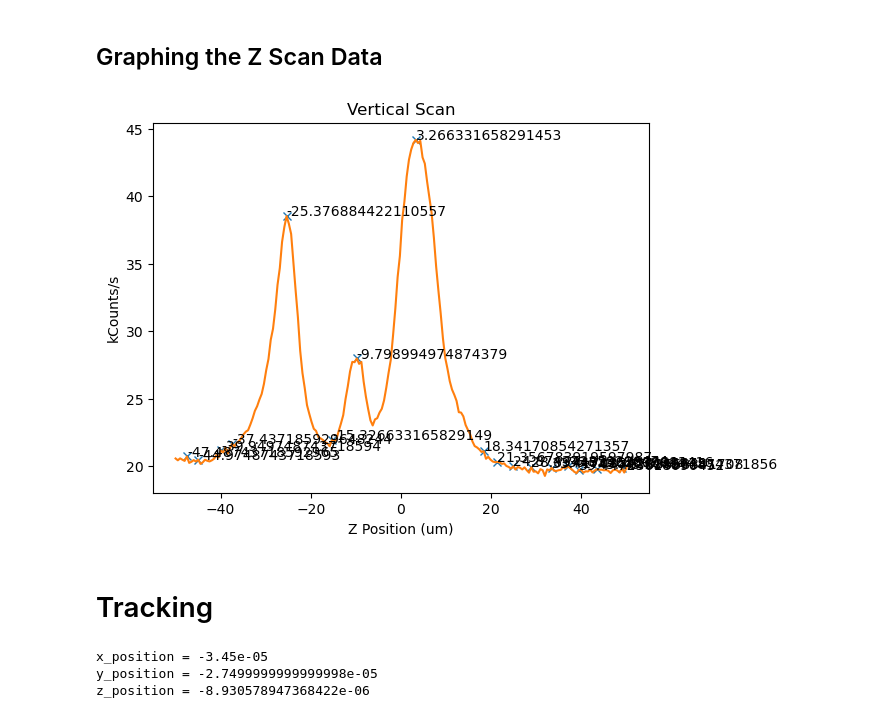
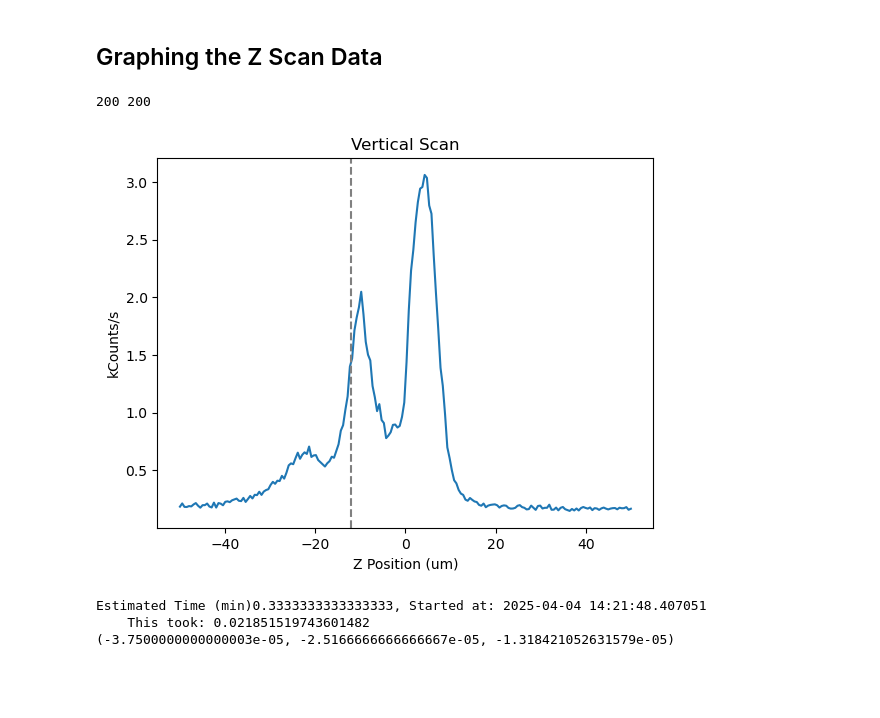
Before and after one commit to ACBJayichLab/NV_ABJ, a Jupyter notebook: Experimental Interfaces Testing/interfaceing_experiment.ipynb, the cells around one changed output. Drawn from its saved outputs; the diff is of its cells as text; code cells hidden in the pictures; blank space fills up the shorter version.

Commit message:
working on confocal scans

```diff
--- a/Experimental Interfaces Testing/interfaceing_experiment.ipynb
+++ b/Experimental Interfaces Testing/interfaceing_experiment.ipynb
@@ -239,21 +286,20 @@ sequence_generator.update_devices([microwave_switch,apd_trigger,aom_trigger])
 # %%
 dwell_time_s = 10e-3
 
-x_position = -3.45e-05
-y_position = -2.7499999999999998e-05
-z_position = -8.930578947368422e-06
+z_position = -1.318421052631579e-05
+x_position = -3.7500000000000003e-05
+y_position = -2.5166666666666667e-05
+num_points = 50
 
-span = 7e-6
-num_points = 25
-
-if True:
-    x_positions = np.linspace(x_position-span/2,x_position+span/2,num_points)
-    y_positions = np.linspace(y_position-span/2,y_position+span/2,num_points)
-else:
+if False:
     x_positions = np.linspace(-50e-6,50e-6,num_points)
     y_positions = np.linspace(-50e-6,50e-6,num_points)
+else:
+    span = 5e-6
+    x_positions = np.linspace(x_position - span/2,x_position+ span/2,num_points)
+    y_positions = np.linspace(y_position - span/2,y_position+ span/2,num_points)
 
-print(f"Time Estimate (min): {2*dwell_time_s*len(x_positions)*len(y_positions)/60}, Started at: {datetime.fromtimestamp(start_time:=time.time())}")
+print(f"Time Estimate (min): {2*dwell_time_s*len(x_positions)*len(y_positions)/60}, Started at: {datetime.datetime.fromtimestamp(start_time:=time.time())}")
 xy_counts,x_positions,y_positions = confocal.xy_scan(dwell_time_s,x_positions,y_positions,z_position)
 print(f"    This took: {(time.time()-start_time)/60}")
 # %% [output]
@@ -299,35 +340,23 @@ Estimated Time (min)0.3333333333333333, Started at: 2025-04-01 16:07:12.729592
 # %% [markdown]
 ## Graphing the Z Scan Data
 # %%
-from scipy.signal import find_peaks
+print(len(z_positions),len(photon_counts))
 
-peaks, _ = find_peaks(photon_counts, distance=5)
-
-fig, ax = plt.subplots()
-
-plt.plot(z_positions[peaks]*1e6, photon_counts[peaks]/1000, 'x')
-
-for ind in peaks:
-    ax.annotate(z_positions[ind]*1e6, (z_positions[ind]*1e6, photon_counts[ind]/1000))
-
-ax.plot(z_positions*1e6,photon_counts/1000)
+plt.plot(z_positions*1e6,photon_counts/1000)
+plt.axvline(x=-12, linestyle = "--", color='grey', label='axvline - full height')
 plt.title("Vertical Scan")
 plt.xlabel("Z Position (um)")
 plt.ylabel("kCounts/s")
 plt.show()
 # %% [output]
+200 200
-[figure, old version]
+[figure, new version]
-# %% [markdown]
-# Tracking
-# %%
-z_position = -9.799e-6
-x_position = -34e-6
-y_position =  -27e-6
-
-x_pos,y_pos,z_pos = confocal.tracking(x_position,y_position,z_position)
-
-print(f"x_position = {x_pos}\ny_position = {y_pos}\nz_position = {z_pos}\n")
-# %% [output]
-x_position = -3.45e-05
-y_position = -2.7499999999999998e-05
-z_position = -8.930578947368422e-06
+# %%
+print(f"Estimated Time (min){2*dwell_time_s*len(z_positions)/60}, Started at: {datetime.datetime.fromtimestamp(start_time:=time.time())}")
+data = confocal.tracking(x_position,y_position,z_position)
+print(f"    This took: {(time.time()-start_time)/60}")
+print(data)
+# %% [output]
+Estimated Time (min)0.3333333333333333, Started at: 2025-04-04 14:21:48.407051
+    This took: 0.021851519743601482
+(-3.7500000000000003e-05, -2.5166666666666667e-05, -1.318421052631579e-05)
```
Also changed, not shown: parts of 12 cells of this notebook, 1 other file.
